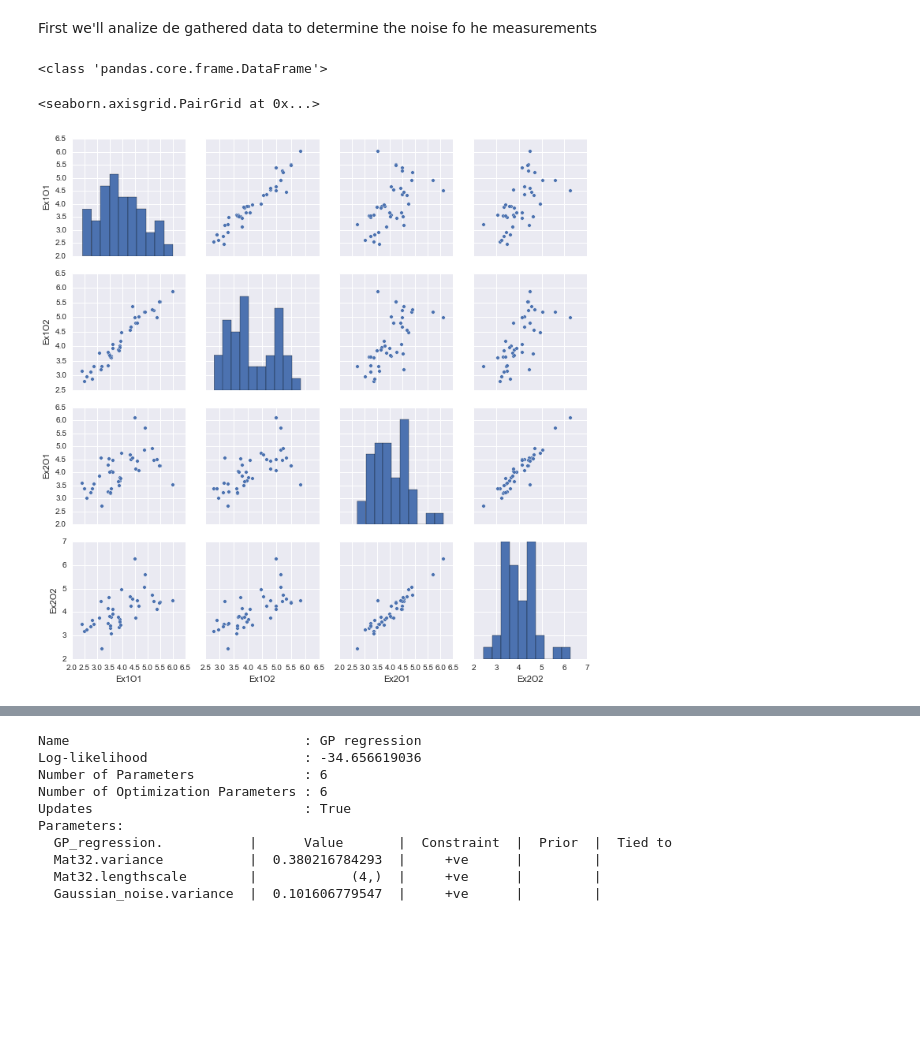
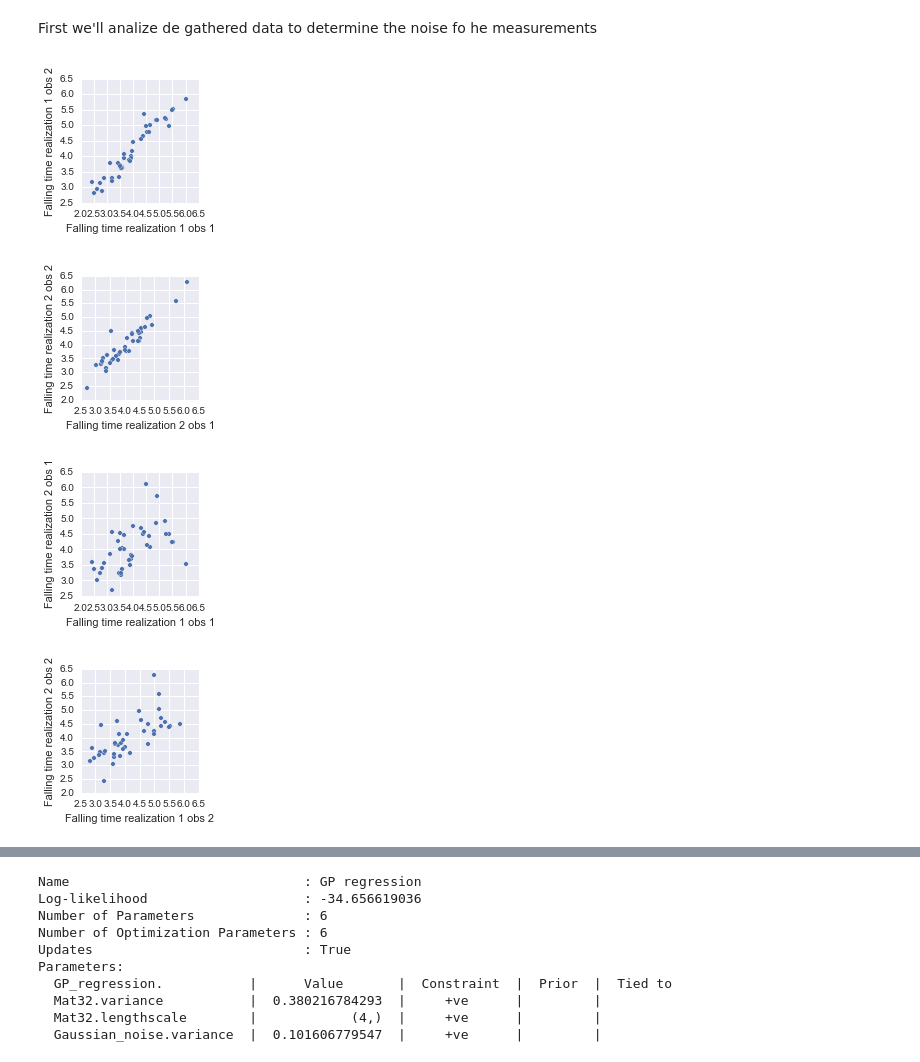
Before and after one commit to ggutierrez/SMFO, a Jupyter notebook: Lab3/GPR.ipynb, the cells around one changed output, grey strips where cells are left out. Drawn from its saved outputs; the diff is of its cells as text; code cells hidden in the pictures; blank space fills up the shorter version.

```diff
--- a/Lab3/GPR.ipynb
+++ b/Lab3/GPR.ipynb
@@ -14,12 +16,33 @@ Populating the interactive namespace from numpy and matplotlib
 First we'll analize de gathered data to determine the noise fo he measurements
 # %%
 df = pd.read_csv('helicopterTrials.csv',names=['Ex1O1', 'Ex1O2', 'Ex2O1', 'Ex2O2'])
-print type(df)
-sns.pairplot(df)
+#print type(df)
+#sns.pairplot(df)
-# %% [output]
-<class 'pandas.core.frame.DataFrame'>
-<seaborn.axisgrid.PairGrid at 0x...>
-[figure, removed]
+# %%
+sns.pairplot(df, x_vars=['Ex1O1'], y_vars=['Ex1O2'])
+plt.xlabel('Falling time realization 1 obs 1')
+plt.ylabel('Falling time realization 1 obs 2')
+plt.savefig('Ex1O1_vs_Ex1O2.pgf')
+
+sns.pairplot(df, x_vars=['Ex2O1'], y_vars=['Ex2O2'])
+plt.xlabel('Falling time realization 2 obs 1')
+plt.ylabel('Falling time realization 2 obs 2')
+plt.savefig('Ex2O1_vs_Ex2O2.pgf')
+
+sns.pairplot(df, x_vars=['Ex1O1'], y_vars=['Ex2O1'])
+plt.xlabel('Falling time realization 1 obs 1')
+plt.ylabel('Falling time realization 2 obs 1')
+plt.savefig('Ex1O1_vs_Ex2O1.pgf')
+
+sns.pairplot(df, x_vars=['Ex1O2'], y_vars=['Ex2O2'])
+plt.xlabel('Falling time realization 1 obs 2')
+plt.ylabel('Falling time realization 2 obs 2')
+plt.savefig('Ex1O2_vs_Ex2O2.pgf')
+# %% [output]
+[figure, added]
+[figure, added]
+[figure, added]
+[figure, added]
 # %%
 exp1 = np.array(df[['Ex1O1', 'Ex1O2']])
 exp2 = np.array(df[['Ex2O1', 'Ex2O2']])
```
Also changed, not shown: parts of 10 cells of this notebook, 10 other files.
